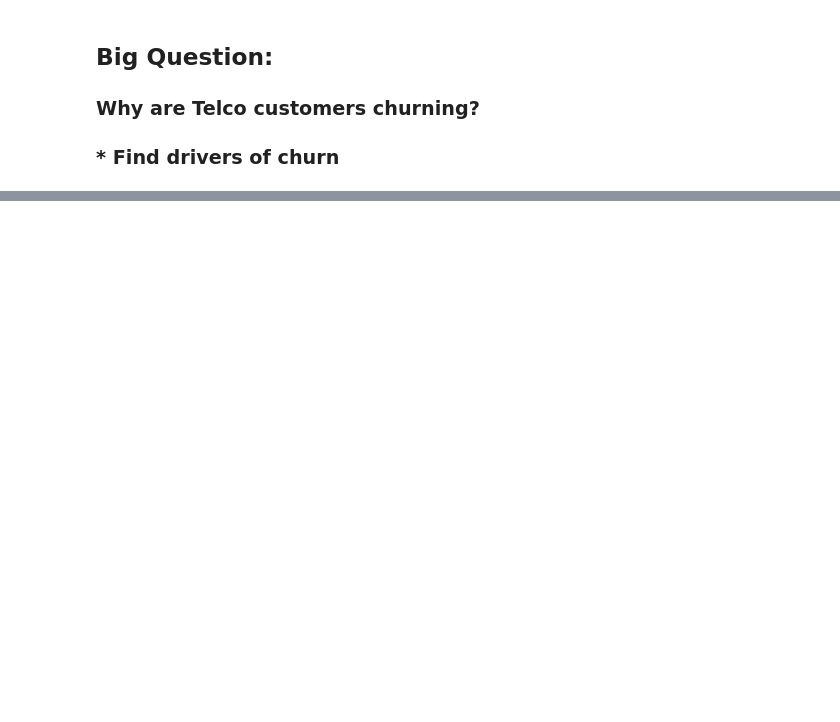
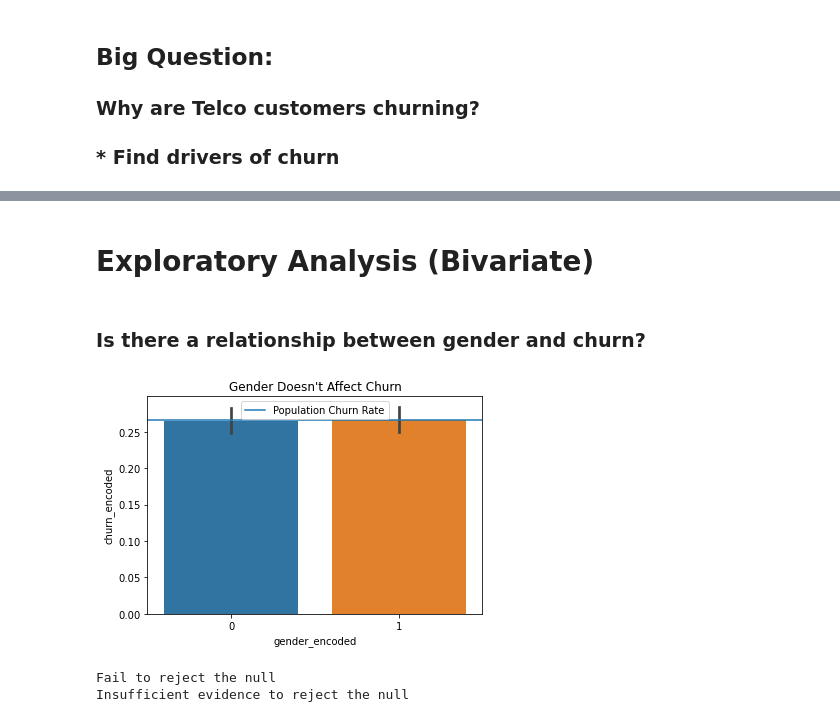
Before and after one commit to brentschriver/classification-exercises, a Jupyter notebook: Classification Project.ipynb, the cells around one changed output, grey strips where cells are left out. Cells and saved outputs as stored; diff of their text form; code cells hidden in the pictures; blank space fills up the shorter version.

```diff
--- a/Classification Project.ipynb
+++ b/Classification Project.ipynb
@@ -65,0 +90,32 @@ prep_telco(telco_df_untouched)
+# %% [markdown]
+# Exploratory Analysis (Bivariate)
+# %% [markdown]
+### Is there a relationship between gender and churn?
+# %%
+plt.title("Gender Doesn't Affect Churn")
+sns.barplot(x="gender_encoded", y="churn_encoded", data=train)
+population_churn_rate = train.churn_encoded.mean()
+plt.axhline(population_churn_rate, label="Population Churn Rate")
+plt.legend()
+plt.show()
+
+alpha = 0.05
+
+null_hypothesis = "Gender and churning are independent."
+alternative_hypothesis = "There is a relationship between gender and churning."
+
+# Setup a crosstab of observed survival to pclass
+observed = pd.crosstab(train.gender_encoded, train.churn_encoded)
+
+chi2, p, degf, expected = stats.chi2_contingency(observed)
+
+if p < alpha:
+    print("Reject the null hypothesis that", null_hypothesis)
+    print("Sufficient evidence to move forward understanding that", alternative_hypothesis)
+else:
+    print("Fail to reject the null")
+    print("Insufficient evidence to reject the null")
+# %% [output]
+[figure, added]
+Fail to reject the null
+Insufficient evidence to reject the null
```
Also changed, not shown: parts of 17 cells of this notebook, 1 other file.
